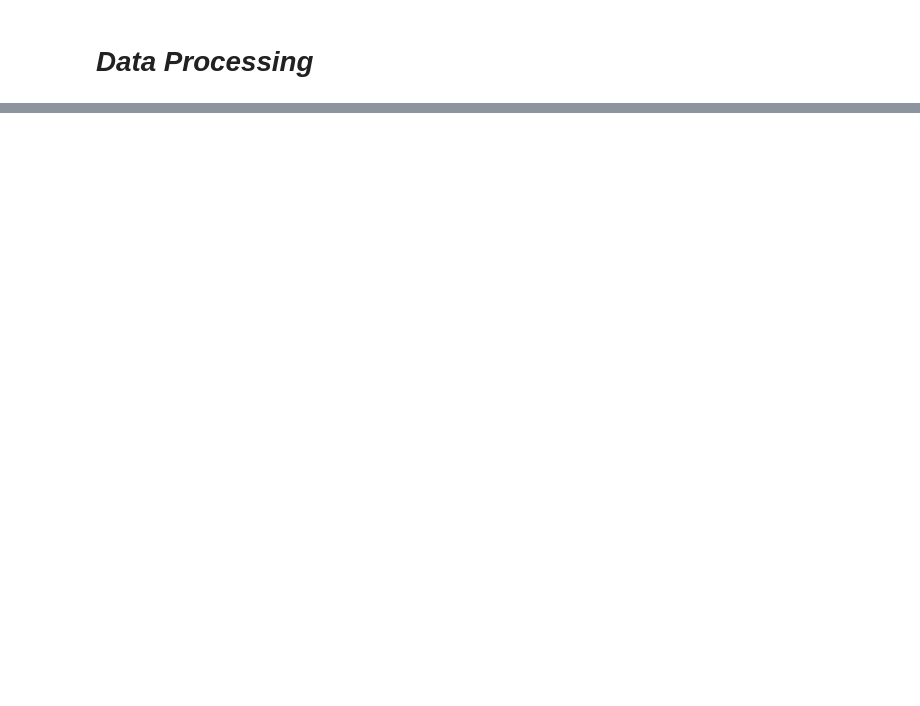
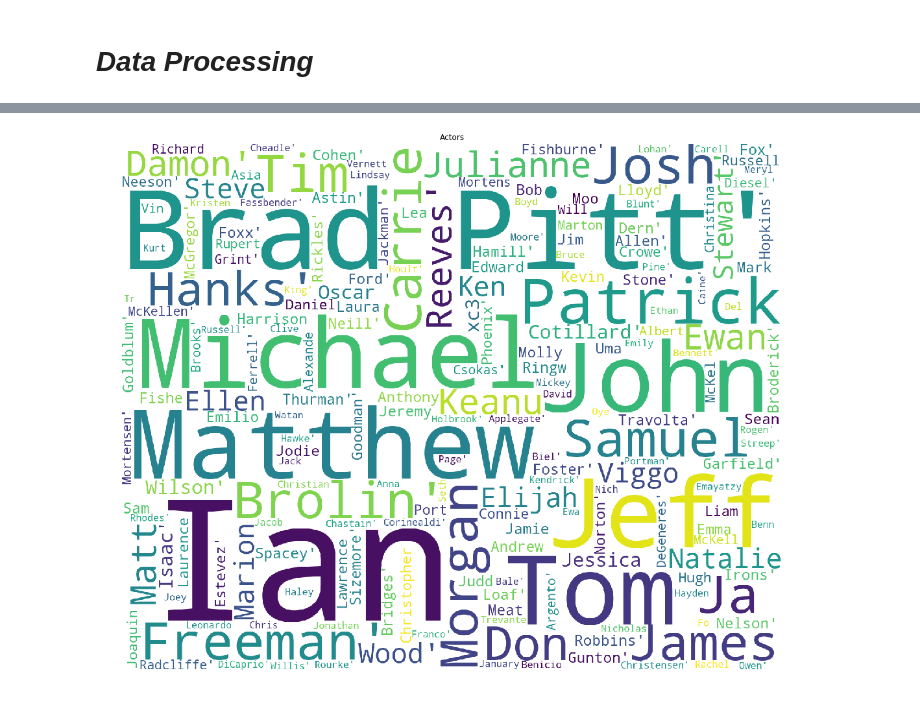
Before and after one commit to ZakBastiani/DataScienceProject2019, a Jupyter notebook: Data Processing.ipynb, the cells around one changed output, grey strips where cells are left out. Saved outputs shown, nothing was run; the diff lists cells and outputs as text; code cells hidden in the pictures; blank space fills up the shorter version.

```diff
--- a/Data Processing.ipynb
+++ b/Data Processing.ipynb
@@ -17,9 +18,11 @@ movies.loc[movies["Year"] == '    ', ['Year']] = 0
 movies["Year"] = movies["Year"].fillna(-1)
 movies["Year"] = movies["Year"].astype(float)
 
-#movies["Budget"] = movies["Budget"].str.replace(',','')
+movies = movies[~movies['Budget'].astype(str).str.contains('Budget:')]
+movies = movies[~movies['Budget'].astype(str).str.contains('Trivia')]
+movies["Budget"] = movies["Budget"].str.replace(',','')
 movies["Budget"] = movies["Budget"].fillna(-1)
-#movies["Budget"] = movies["Budget"].astype(float)
+movies["Budget"] = movies["Budget"].astype(float)
 
 movies["Gross US"] = movies["Gross US"].str.replace(',','')
 movies["Gross US"] = movies["Gross US"].fillna(-1)
@@ -29,6 +32,14 @@ movies["Gross WW"] = movies["Gross WW"].str.replace(',','')
 movies["Gross WW"] = movies["Gross WW"].fillna(-1)
 movies["Gross WW"] = movies["Gross WW"].astype(float)
 
+movies["Language"] = movies["Language"].fillna(-1)
+
+movies["Rating"] = movies["Rating"].fillna('Unrated')
+
+movies["Duration"] = movies["Duration"].fillna(-1)
+movies=movies.rename(columns = {'Duration':'Duration_Minutes'})
+
+movies=movies.rename(columns = {'Average Rating':'Average_Rating'})
 print(movies.dtypes)
 # %% [output]
 Name                   object
@@ -70,0 +78,3 @@ Name: Year, Length: 9837, dtype: float64
+# %%
+to_drop = [2020,2021,2024] #Removing future releases (no data available)
+movies=movies[~movies['Year'].isin(to_drop)]
@@ -70,0 +101,3 @@ Name: Year, Length: 9837, dtype: float64
+# %%
+drop_tv = ['TV-14' ,'TV-G', 'TV-MA', 'TV-Y', 'TV-PG' , 'TV-Y7' , 'GP' , 'Passed' , 'X' ]  #Removing TV shows/X rated movies
+movies=movies[~movies['Rating'].isin(drop_tv)]
@@ -70,0 +128,19 @@ Name: Year, Length: 9837, dtype: float64
+# %%
+import random
+from wordcloud import WordCloud, STOPWORDS
+text = (str(movies['Actors']))
+plt.subplots(figsize=(20,15))
+wordcloud = WordCloud(
+                          stopwords=STOPWORDS,
+                          background_color='white',
+                          width=1500,
+                          height=1200
+                         ).generate(text)
+
+
+plt.imshow(wordcloud)
+plt.title('Actors')
+plt.axis('off')
+plt.show()
+# %% [output]
+[figure, added]
```
Also changed, not shown: parts of 21 cells of this notebook.
